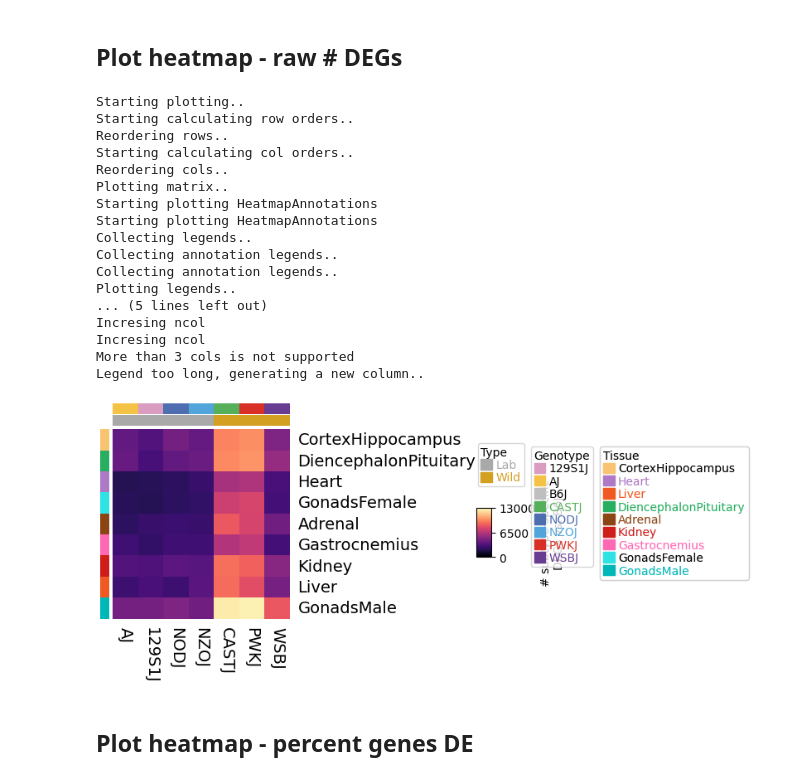
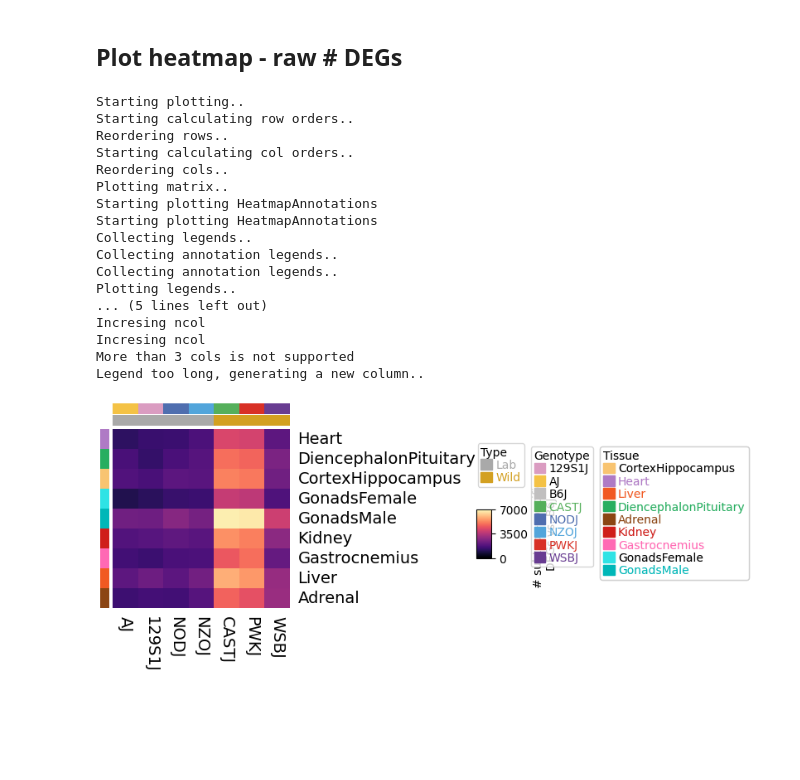
Before and after one commit to mortazavilab/8cube_manuscript, a Jupyter notebook: notebooks/Fig1.ipynb, the cells around one changed output. Saved outputs shown, nothing was run; the diff lists cells and outputs as text; code cells hidden in the pictures; blank space fills up the shorter version.

```diff
--- a/notebooks/Fig1.ipynb
+++ b/notebooks/Fig1.ipynb
@@ -835,8 +1062,8 @@ padj_cutoff = 0.01
 # %% [markdown]
 ## Read in DEG results
 # %%
-geno_degs = pd.read_csv('/share/crsp/lab/seyedam/share/igvf_pipeline/figures/specificity/sig_degs_all_tissues_b6j.csv', index_col = 0)
-geno_degs = geno_degs[['gene_name', 'celltype', 'genotype', 'tissue']].drop_duplicates()
+geno_degs = pd.read_csv('/share/crsp/lab/seyedam/share/igvf_pipeline/figures/specificity/sig_degs_all_tissues_b6j_tissue_level.csv', index_col = 0)
+geno_degs = geno_degs[['gene_name','genotype', 'tissue']].drop_duplicates()
 # %%
 # Group by genotype and tissue
 gene_counts = geno_degs.groupby(['genotype', 'tissue'])['gene_name'].nunique().unstack(fill_value=0)
@@ -879,15 +1106,15 @@ df_col['Genotype'] = pd.Categorical(df_col['Genotype'], categories=genotype_cate
 df_col.sort_values(['Genotype'], inplace=True)
 df_col = df_col.set_index("Genotype", drop=False)
 
-tissue_categories = ['CortexHippocampus',
+tissue_categories = ['Heart',
                      'DiencephalonPituitary',
-                     'Heart',
+                     'CortexHippocampus',
                      'GonadsFemale',
+                     'GonadsMale',
+                     'Kidney',
+                     'Gastrocnemius',
+                     'Liver',
                      'Adrenal',
-                     'Gastrocnemius',
-                     'Kidney',
-                     'Liver',
-                     'GonadsMale',
                      ]
 
 df_row = geno_degs[['tissue']].drop_duplicates()
@@ -905,7 +1132,7 @@ left_ha = pch.HeatmapAnnotation(Tissue=pch.anno_simple(df_row['tissue'],colors=t
 # %% [markdown]
 ## Plot heatmap - raw # DEGs
 # %%
-plt.figure(figsize=(3, 3))
+plt.figure(figsize=(3, 2.85))
 
 
 cm = pch.ClusterMapPlotter(data=gene_counts.loc[df_row.index.tolist(),df_col.index.tolist()],
@@ -915,35 +1142,33 @@ cm = pch.ClusterMapPlotter(data=gene_counts.loc[df_row.index.tolist(),df_col.ind
                            label = "# subtype-specific\nDEGs vs. B6J",
                            top_annotation=col_ha,
                            left_annotation=left_ha,
                            row_cluster=False,
                            col_cluster=False,
                            vmin = 0,
-                           vmax = 13000,
+                           vmax = 7000,
                            yticklabels_kws={'labelsize': 14},
                            xticklabels_kws={'labelsize': 14}
                           )
-plt.savefig(f"../fig1/geno_degs_tissue_level_hmap.png",
+plt.savefig(f"../fig1/geno_degs_tissue_level_hmap_tissue_level_degs.png",
             dpi=300, bbox_inches="tight", format="png")
 
 plt.show()
 # %% [output]
 Starting plotting..
 Starting calculating row orders..
 Reordering rows..
 Starting calculating col orders..
 Reordering cols..
 Plotting matrix..
 Starting plotting HeatmapAnnotations
 Starting plotting HeatmapAnnotations
 Collecting legends..
 Collecting annotation legends..
 Collecting annotation legends..
 Plotting legends..
 ... (5 lines left out)
 Incresing ncol
 Incresing ncol
 More than 3 cols is not supported
 Legend too long, generating a new column..
-[figure, old version]
+[figure, new version]
-# %% [markdown]
-## Plot heatmap - percent genes DE
```
Also changed, not shown: parts of 88 cells of this notebook, 6 other files.
